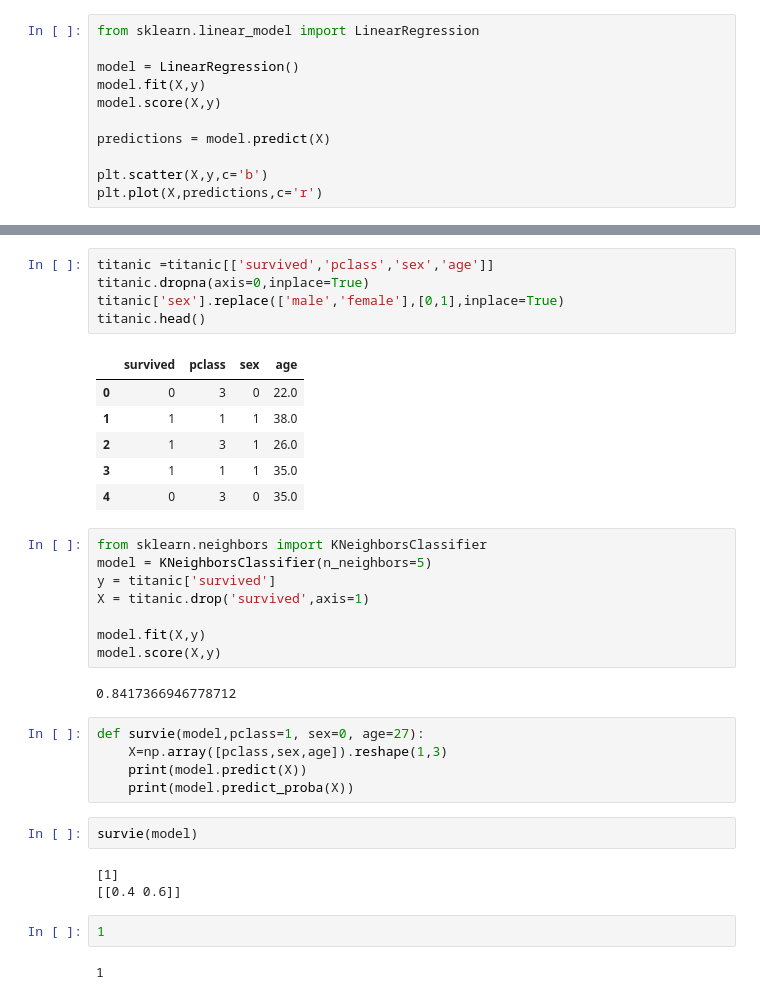
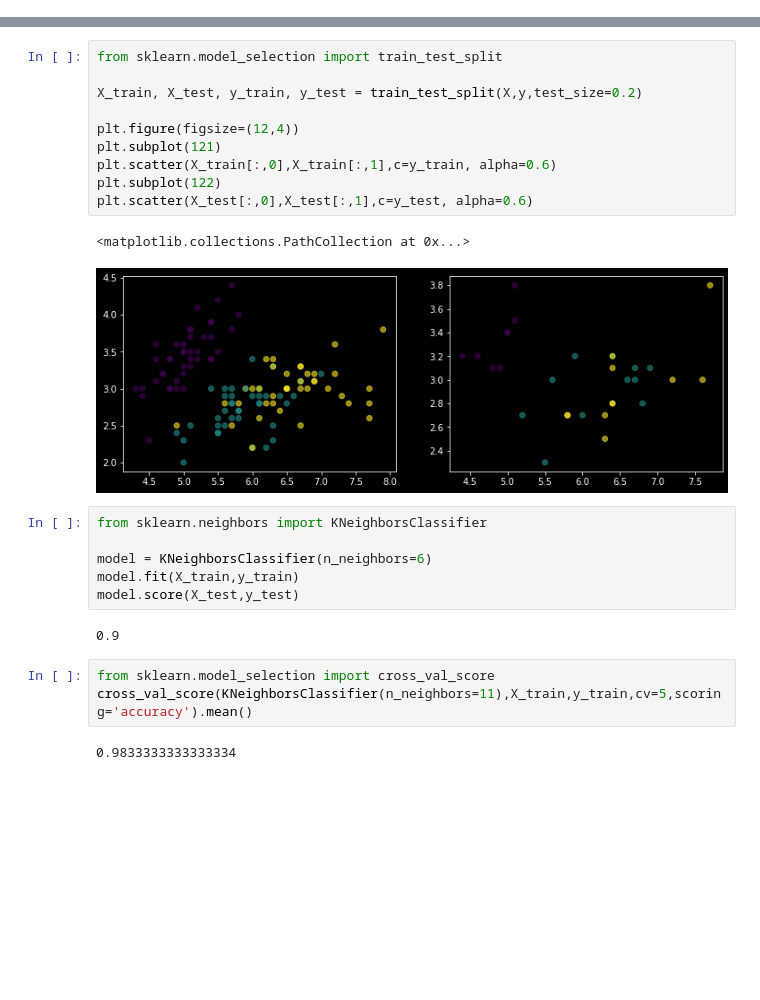
Before and after one commit to e-coucou/0-Draft, a Jupyter notebook: Learn 002.ipynb, the cells around one changed output, grey strips where cells are left out. Saved outputs shown, nothing was run; the diff lists cells and outputs as text; blank space fills up the shorter version.

```diff
--- a/Learn 002.ipynb
+++ b/Learn 002.ipynb
@@ -13,11 +14,0 @@ plt.scatter(X,y,c='b')
-# %%
-from sklearn.linear_model import LinearRegression
-
-model = LinearRegression()
-model.fit(X,y)
-model.score(X,y)
-
-predictions = model.predict(X)
-
-plt.scatter(X,y,c='b')
-plt.plot(X,predictions,c='r')
@@ -41,36 +15,26 @@ titanic.head()
-# %%
-titanic =titanic[['survived','pclass','sex','age']]
-titanic.dropna(axis=0,inplace=True)
-titanic['sex'].replace(['male','female'],[0,1],inplace=True)
-titanic.head()
-# %% [output]
-|  | survived | pclass | sex | age |
-| 0 | 0 | 3 | 0 | 22.0 |
-| 1 | 1 | 1 | 1 | 38.0 |
-| 2 | 1 | 3 | 1 | 26.0 |
-| 3 | 1 | 1 | 1 | 35.0 |
-| 4 | 0 | 3 | 0 | 35.0 |
+# %%
+from sklearn.model_selection import train_test_split
+
+X_train, X_test, y_train, y_test = train_test_split(X,y,test_size=0.2)
+
+plt.figure(figsize=(12,4))
+plt.subplot(121)
+plt.scatter(X_train[:,0],X_train[:,1],c=y_train, alpha=0.6)
+plt.subplot(122)
+plt.scatter(X_test[:,0],X_test[:,1],c=y_test, alpha=0.6)
+# %% [output]
+<matplotlib.collections.PathCollection at 0x...>
+[figure, added]
 # %%
 from sklearn.neighbors import KNeighborsClassifier
-model = KNeighborsClassifier(n_neighbors=5)
-y = titanic['survived']
-X = titanic.drop('survived',axis=1)
 
-model.fit(X,y)
-model.score(X,y)
+model = KNeighborsClassifier(n_neighbors=6)
+model.fit(X_train,y_train)
+model.score(X_test,y_test)
 # %% [output]
-0.8417366946778712
+0.9
-# %%
-def survie(model,pclass=1, sex=0, age=27):
-    X=np.array([pclass,sex,age]).reshape(1,3)
-    print(model.predict(X))
-    print(model.predict_proba(X))
-# %%
-survie(model)
-# %% [output]
-[1]
-[[0.4 0.6]]
-# %%
-1
-# %% [output]
-1
+# %%
+from sklearn.model_selection import cross_val_score
+cross_val_score(KNeighborsClassifier(n_neighbors=11),X_train,y_train,cv=5,scoring='accuracy').mean()
+# %% [output]
+0.9833333333333334
```
Also changed, not shown: parts of 7 cells of this notebook, 1 other file.
